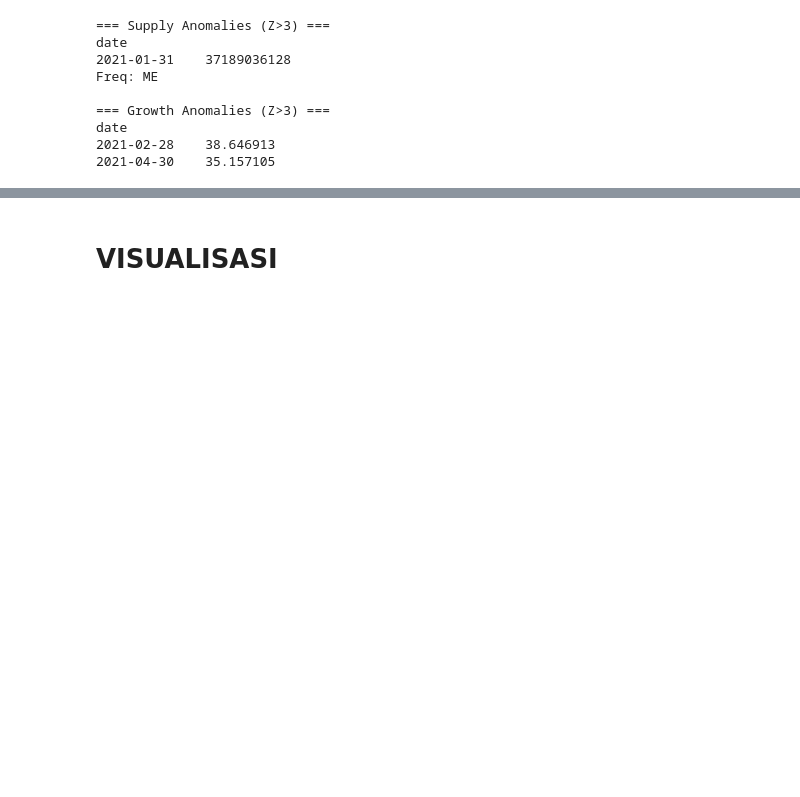
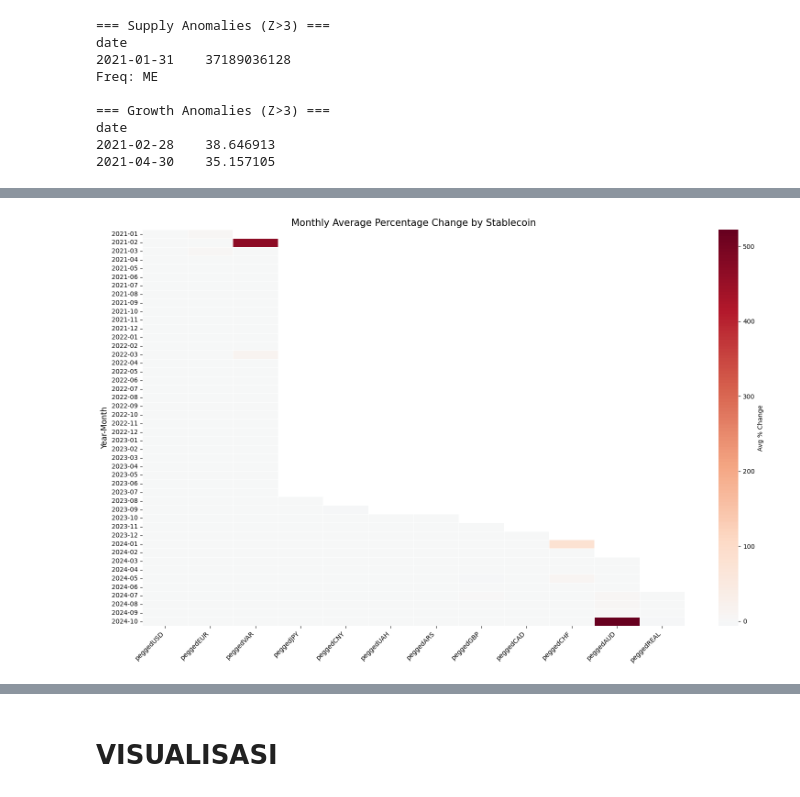
Before and after one commit to AlthafSyakirMaulana/stablecoin-insights, a Jupyter notebook: Data_Analyst.ipynb, the cells around one changed output, grey strips where cells are left out. Saved outputs shown, nothing was run; the diff lists cells and outputs as text; code cells hidden in the pictures; blank space fills up the shorter version.

```diff
--- a/Data_Analyst.ipynb
+++ b/Data_Analyst.ipynb
@@ -136,0 +204,31 @@ date
+# %%
+# Daily Percentage Change Heatmap
+# Calculate daily percentage changes
+pct_changes = df_indexed[coins].pct_change() * 100
+
+# Create a DataFrame with year and month as indices for the heatmap
+def get_month_year(date):
+    return date.strftime('%Y-%m')
+
+# Filter to only include columns with sufficient non-null data
+active_coins = [coin for coin in coins if pct_changes[coin].count() > 30]
+
+if active_coins:
+    monthly_pct = pct_changes[active_coins].copy()
+    monthly_pct['month_year'] = [get_month_year(idx) for idx in monthly_pct.index]
+
+    # Group by month-year and calculate mean
+    monthly_avg_change = monthly_pct.groupby('month_year')[active_coins].mean()
+
+    # Convert to a pivot table for visualization
+    plt.figure(figsize=(16, 10))
+    sns.heatmap(monthly_avg_change, cmap='RdBu_r', center=0,
+                linewidths=0.5, cbar_kws={'label': 'Avg % Change'})
+    plt.title('Monthly Average Percentage Change by Stablecoin', fontsize=15)
+    plt.ylabel('Year-Month', fontsize=12)
+    plt.xticks(rotation=45, ha='right')
+    plt.tight_layout()
+    plt.savefig('monthly_pct_change_heatmap.png', dpi=300)
+    plt.show()
+# %% [output]
+[figure, added]
```
Also changed, not shown: parts of 13 cells of this notebook, 1 other file.
